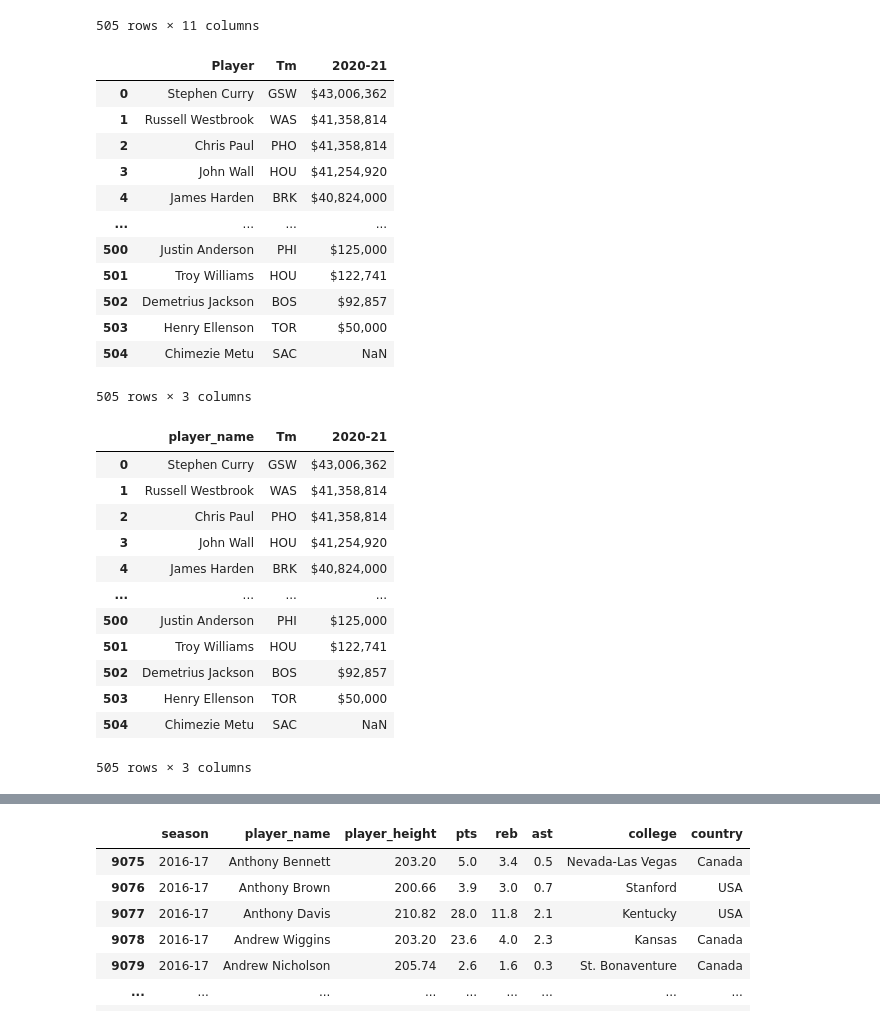
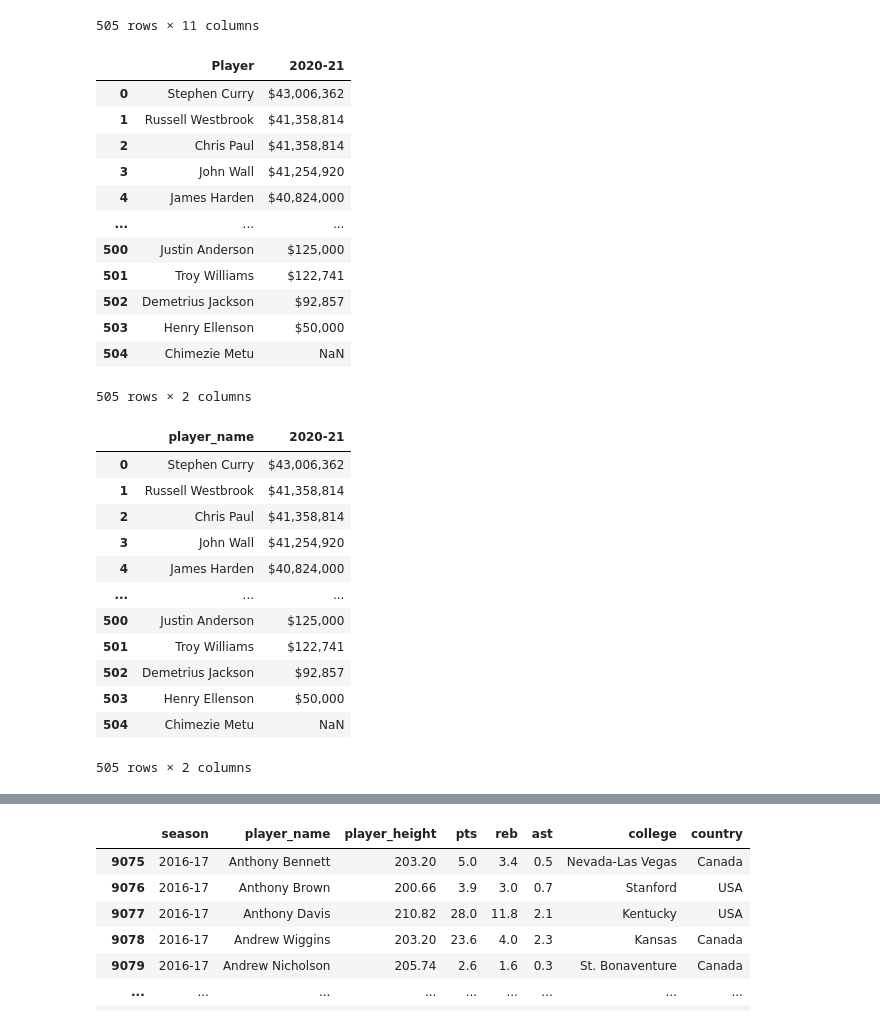
Before and after one commit to ic17rey/butler-groupA-project1, a Jupyter notebook: nba_height_project.ipynb, the cells around one changed output, grey strips where cells are left out. Saved outputs shown, nothing was run; the diff lists cells and outputs as text; code cells hidden in the pictures.

```diff
--- a/nba_height_project.ipynb
+++ b/nba_height_project.ipynb
@@ -69,39 +69,39 @@ nba_salary_df
 | 504 | 505 | Chimezie Metu | SAC | NaN | NaN | NaN | NaN | NaN | NaN | NaN | ... |
 505 rows × 11 columns
 # %%
-salary_data_filter_df = nba_salary_df[["Player", "Tm", "2020-21"]]
+salary_data_filter_df = nba_salary_df[["Player", "2020-21"]]
 salary_data_filter_df
 # %% [output]
-|  | Player | Tm | 2020-21 |
-| 0 | Stephen Curry | GSW | $43,006,362 |
-| 1 | Russell Westbrook | WAS | $41,358,814 |
-| 2 | Chris Paul | PHO | $41,358,814 |
-| 3 | John Wall | HOU | $41,254,920 |
-| 4 | James Harden | BRK | $40,824,000 |
-| ... | ... | ... | ... |
-| 500 | Justin Anderson | PHI | $125,000 |
-| 501 | Troy Williams | HOU | $122,741 |
-| 502 | Demetrius Jackson | BOS | $92,857 |
-| 503 | Henry Ellenson | TOR | $50,000 |
-| 504 | Chimezie Metu | SAC | NaN |
+|  | Player | 2020-21 |
+| 0 | Stephen Curry | $43,006,362 |
+| 1 | Russell Westbrook | $41,358,814 |
+| 2 | Chris Paul | $41,358,814 |
+| 3 | John Wall | $41,254,920 |
+| 4 | James Harden | $40,824,000 |
+| ... | ... | ... |
+| 500 | Justin Anderson | $125,000 |
+| 501 | Troy Williams | $122,741 |
+| 502 | Demetrius Jackson | $92,857 |
+| 503 | Henry Ellenson | $50,000 |
+| 504 | Chimezie Metu | NaN |
-505 rows × 3 columns
+505 rows × 2 columns
 # %%
 salary_data_filter_df = salary_data_filter_df.rename(columns={"Player" : "player_name"})
 salary_data_filter_df
 # %% [output]
-|  | player_name | Tm | 2020-21 |
-| 0 | Stephen Curry | GSW | $43,006,362 |
-| 1 | Russell Westbrook | WAS | $41,358,814 |
-| 2 | Chris Paul | PHO | $41,358,814 |
-| 3 | John Wall | HOU | $41,254,920 |
-| 4 | James Harden | BRK | $40,824,000 |
-| ... | ... | ... | ... |
-| 500 | Justin Anderson | PHI | $125,000 |
-| 501 | Troy Williams | HOU | $122,741 |
-| 502 | Demetrius Jackson | BOS | $92,857 |
-| 503 | Henry Ellenson | TOR | $50,000 |
-| 504 | Chimezie Metu | SAC | NaN |
+|  | player_name | 2020-21 |
+| 0 | Stephen Curry | $43,006,362 |
+| 1 | Russell Westbrook | $41,358,814 |
+| 2 | Chris Paul | $41,358,814 |
+| 3 | John Wall | $41,254,920 |
+| 4 | James Harden | $40,824,000 |
+| ... | ... | ... |
+| 500 | Justin Anderson | $125,000 |
+| 501 | Troy Williams | $122,741 |
+| 502 | Demetrius Jackson | $92,857 |
+| 503 | Henry Ellenson | $50,000 |
+| 504 | Chimezie Metu | NaN |
-505 rows × 3 columns
+505 rows × 2 columns
 # %%
 seasons_needed = ["2016-17", "2017-18", "2018-19"]
 filter_data_set_df = nba_data_set_df[nba_data_set_df["season"].isin(seasons_needed)]
```
Also changed, not shown: parts of 4 cells of this notebook, 1 other file.
